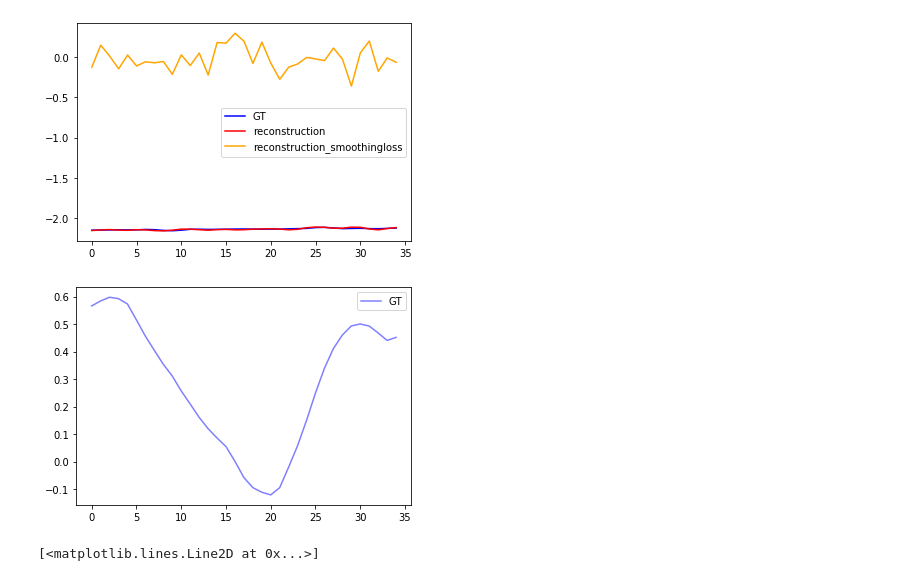
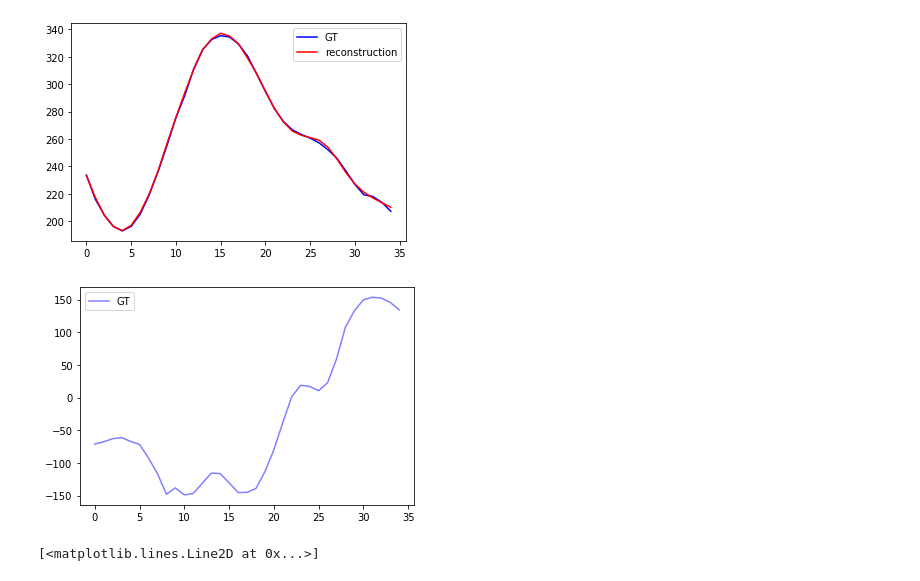
Before and after one commit to tileb1/LearnTrajDep, a Jupyter notebook: Untitled.ipynb, the cells around one changed output. Drawn from its saved outputs; the diff is of its cells as text; code cells hidden in the pictures.

Commit message:
autoencoder 3d space

```diff
--- a/Untitled.ipynb
+++ b/Untitled.ipynb
@@ -5,8 +5,8 @@ from torch.utils.data import DataLoader
 input_n = 10
 output_n = 25
 # %%
-train_dataset = H36motion(path_to_data='./h3.6m/dataset', actions='all', input_n=input_n, output_n=output_n,
-                          split=0, sample_rate=2)
+train_dataset = H36motion3D(path_to_data='./h3.6m/dataset', actions='all', input_n=input_n, output_n=output_n,
+                          split=0, sample_rate=2, subset=True)
 # %% [output]
 Reading subject 1, action walking, subaction 1
 Reading subject 1, action walking, subaction 2
@@ -48,23 +40,23 @@ load_model(autoencoder, 'autoencoder_{}_{}_smoothingloss.pt'.format(seq_len, hid
 # %%
-joint_index = np.random.randint(0, 48)
+joint_index = np.random.randint(0, 66)
 
 some_seq = next(iter(train_loader))[1]
 some_reconstruction = autoencoder(some_seq)[0].detach()
-some_reconstruction_smoothingloss = autoencoder_smoothingloss(some_seq)[0].detach()
+# some_reconstruction_smoothingloss = autoencoder_smoothingloss(some_seq)[0].detach()
 plt.plot(some_seq[0, joint_index, :], c='blue', label='GT')
 plt.plot(some_reconstruction[0, joint_index, :], c='red', label='reconstruction')
-plt.plot(some_reconstruction_smoothingloss[0, joint_index, :], c='orange', label='reconstruction_smoothingloss')
+# plt.plot(some_reconstruction_smoothingloss[0, joint_index, :], c='orange', label='reconstruction_smoothingloss')
 
 plt.legend()
 plt.show()
 # %% [output]
-[figure, old version]
+[figure, new version]
 # %%
 plt.plot(some_seq[0, joint_index, :], c='blue', label='GT', alpha=0.5)
 plt.legend()
 plt.show()
 # %% [output]
-[figure, old version]
+[figure, new version]
 # %%
 plt.plot(some_reconstruction[0, joint_index, :], c='red', label='reconstruction', alpha=0.5)
 # %% [output]
```
Also changed, not shown: parts of 4 cells of this notebook, 7 other files.
